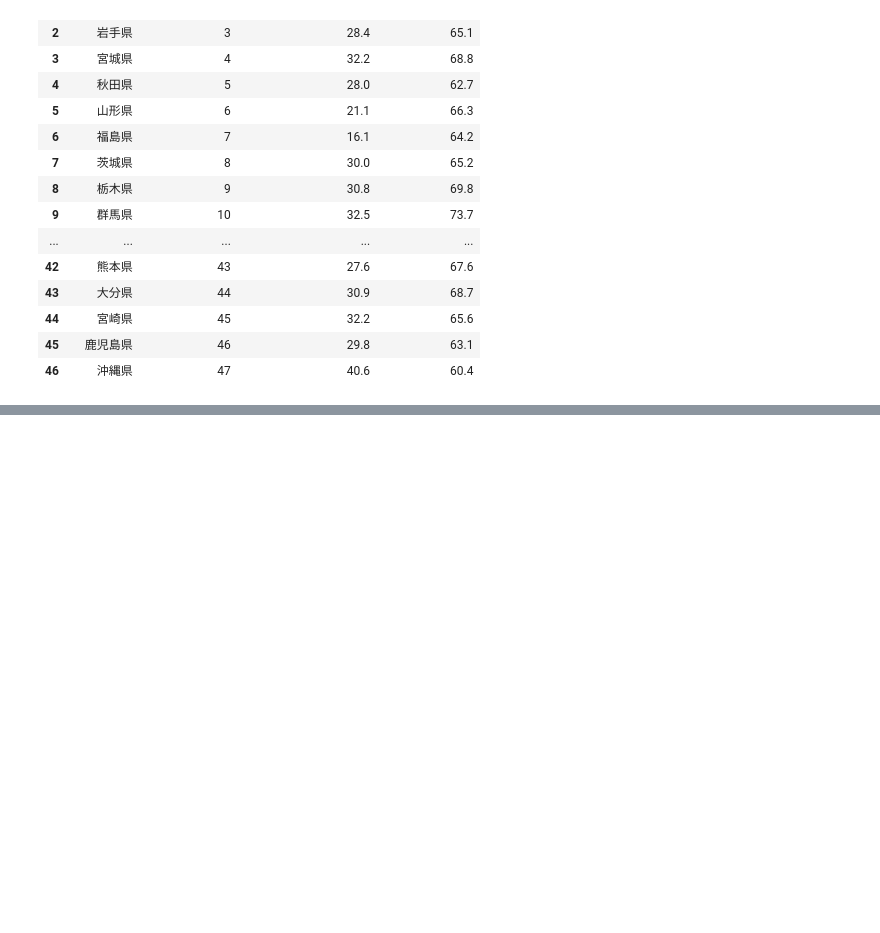
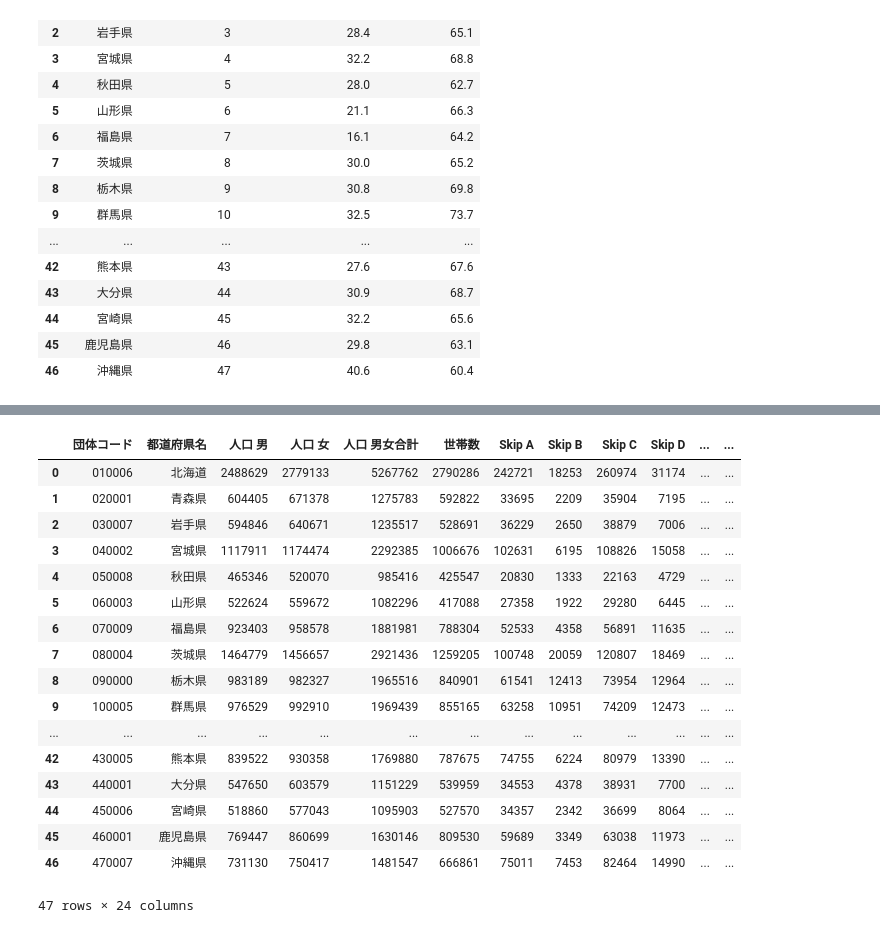
Before and after one commit to arakawatomonori/analyze-poverty, a Jupyter notebook: yuiseki/生活保護世帯と大学進学率関係.ipynb, the cells around one changed output, grey strips where cells are left out. Drawn from its saved outputs; the diff is of its cells as text; code cells hidden in the pictures; blank space fills up the shorter version.

```diff
--- a/yuiseki/生活保護世帯と大学進学率関係.ipynb
+++ b/yuiseki/生活保護世帯と大学進学率関係.ipynb
@@ -30,0 +88,30 @@ df.plot.scatter(x='生活保護世帯進学率(%)', y='全世帯進学率(%)')
+# %%
+df3 = pd.read_excel('../data/www.soumu.go.jp/2020/都道府県別人口と世帯数.xls')
+df3 = df3.shift(-4)[0:47]
+columns = [
+  '団体コード', '都道府県名', '人口 男', '人口 女', '人口 男女合計', '世帯数',
+  'Skip A', 'Skip B', 'Skip C', 'Skip D', 'Skip E', 'Skip F', 'Skip G',
+  'Skip H', 'Skip I', 'Skip J', 'Skip K', 'Skip L', 'Skip M', 'Skip N',
+  'Skip O', 'Skip P', 'Skip Q', 'Skip R'
+  ]
+df3.columns = columns
+df3
+# %% [output]
+|  | 団体コード | 都道府県名 | 人口 男 | 人口 女 | 人口 男女合計 | 世帯数 | Skip A | Skip B | Skip C | Skip D | ... | ... |
+| 0 | 010006 | 北海道 | 2488629 | 2779133 | 5267762 | 2790286 | 242721 | 18253 | 260974 | 31174 | ... | ... |
+| 1 | 020001 | 青森県 | 604405 | 671378 | 1275783 | 592822 | 33695 | 2209 | 35904 | 7195 | ... | ... |
+| 2 | 030007 | 岩手県 | 594846 | 640671 | 1235517 | 528691 | 36229 | 2650 | 38879 | 7006 | ... | ... |
+| 3 | 040002 | 宮城県 | 1117911 | 1174474 | 2292385 | 1006676 | 102631 | 6195 | 108826 | 15058 | ... | ... |
+| 4 | 050008 | 秋田県 | 465346 | 520070 | 985416 | 425547 | 20830 | 1333 | 22163 | 4729 | ... | ... |
+| 5 | 060003 | 山形県 | 522624 | 559672 | 1082296 | 417088 | 27358 | 1922 | 29280 | 6445 | ... | ... |
+| 6 | 070009 | 福島県 | 923403 | 958578 | 1881981 | 788304 | 52533 | 4358 | 56891 | 11635 | ... | ... |
+| 7 | 080004 | 茨城県 | 1464779 | 1456657 | 2921436 | 1259205 | 100748 | 20059 | 120807 | 18469 | ... | ... |
+| 8 | 090000 | 栃木県 | 983189 | 982327 | 1965516 | 840901 | 61541 | 12413 | 73954 | 12964 | ... | ... |
+| 9 | 100005 | 群馬県 | 976529 | 992910 | 1969439 | 855165 | 63258 | 10951 | 74209 | 12473 | ... | ... |
+| ... | ... | ... | ... | ... | ... | ... | ... | ... | ... | ... | ... | ... |
+| 42 | 430005 | 熊本県 | 839522 | 930358 | 1769880 | 787675 | 74755 | 6224 | 80979 | 13390 | ... | ... |
+| 43 | 440001 | 大分県 | 547650 | 603579 | 1151229 | 539959 | 34553 | 4378 | 38931 | 7700 | ... | ... |
+| 44 | 450006 | 宮崎県 | 518860 | 577043 | 1095903 | 527570 | 34357 | 2342 | 36699 | 8064 | ... | ... |
+| 45 | 460001 | 鹿児島県 | 769447 | 860699 | 1630146 | 809530 | 59689 | 3349 | 63038 | 11973 | ... | ... |
+| 46 | 470007 | 沖縄県 | 731130 | 750417 | 1481547 | 666861 | 75011 | 7453 | 82464 | 14990 | ... | ... |
+47 rows × 24 columns
```
Also changed, not shown: parts of 9 cells of this notebook, 1 other file.
